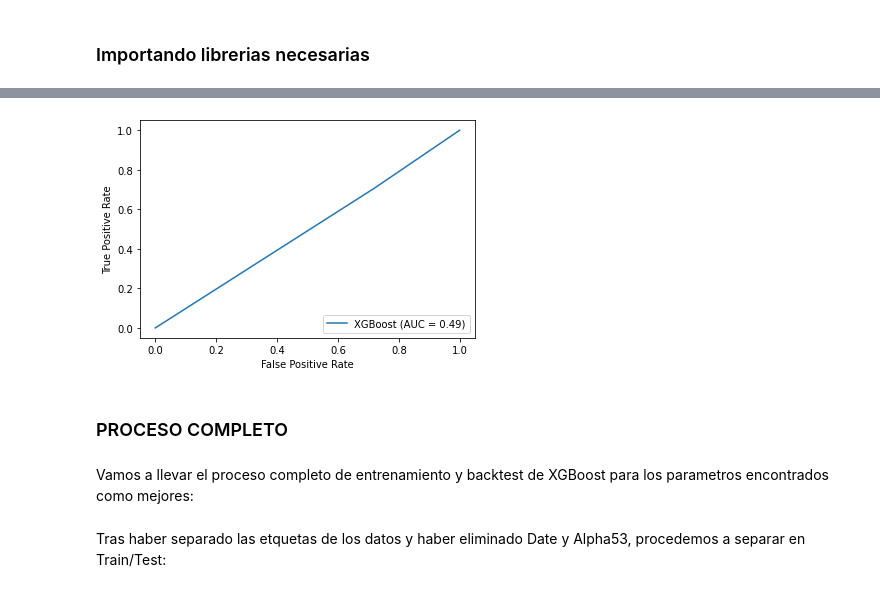
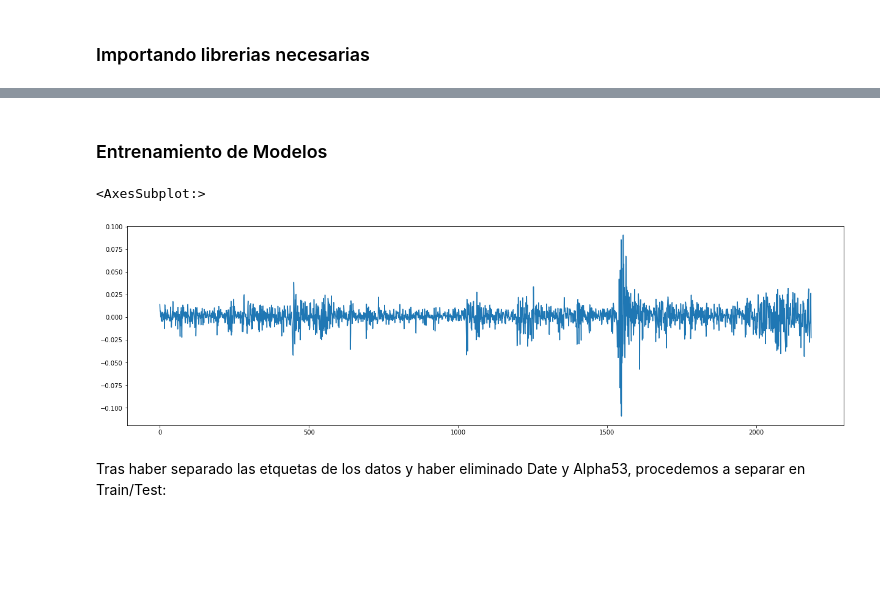
Before and after one commit to Luisofo/Codigo, a Jupyter notebook: Modelos Lineales y No Profundos/modelos.ipynb, the cells around one changed output, grey strips where cells are left out. Drawn from its saved outputs; the diff is of its cells as text; code cells hidden in the pictures; blank space fills up the shorter version.

```diff
--- a/Modelos Lineales y No Profundos/modelos.ipynb
+++ b/Modelos Lineales y No Profundos/modelos.ipynb
@@ -465,18 +20,14 @@ weighted avg       0.49      0.50      0.48       437
-# %%
-fpr, tpr, thresholds = roc_curve(Y_test, Y_pred)
-roc_auc = auc(fpr, tpr)
-display = RocCurveDisplay(fpr=fpr, tpr=tpr, roc_auc=roc_auc,estimator_name='XGBoost')
-display.plot()
-plt.show()
-# %% [output]
-[figure, removed]
-# %% [markdown]
-### PROCESO COMPLETO
-# %% [markdown]
-Vamos a llevar el proceso completo de entrenamiento y backtest de XGBoost para los parametros encontrados como mejores:
+# %% [markdown]
+### Entrenamiento de Modelos
 # %%
 # Cargamos los datos originales
 df = pd.read_csv('../spyconalfas.csv')
+# %%
+# Visualizamos los retornos
+df['next returns'].plot(y='Date',figsize=(21,6))
+# %% [output]
+<AxesSubplot:>
+[figure, added]
 # %%
 # Separamos en X - (conjunto de entrenamiento) y Y - (etiquetas de los movimientos)
 Y = df['next movement']
```
Also changed, not shown: parts of 47 cells of this notebook, 1 other file.
